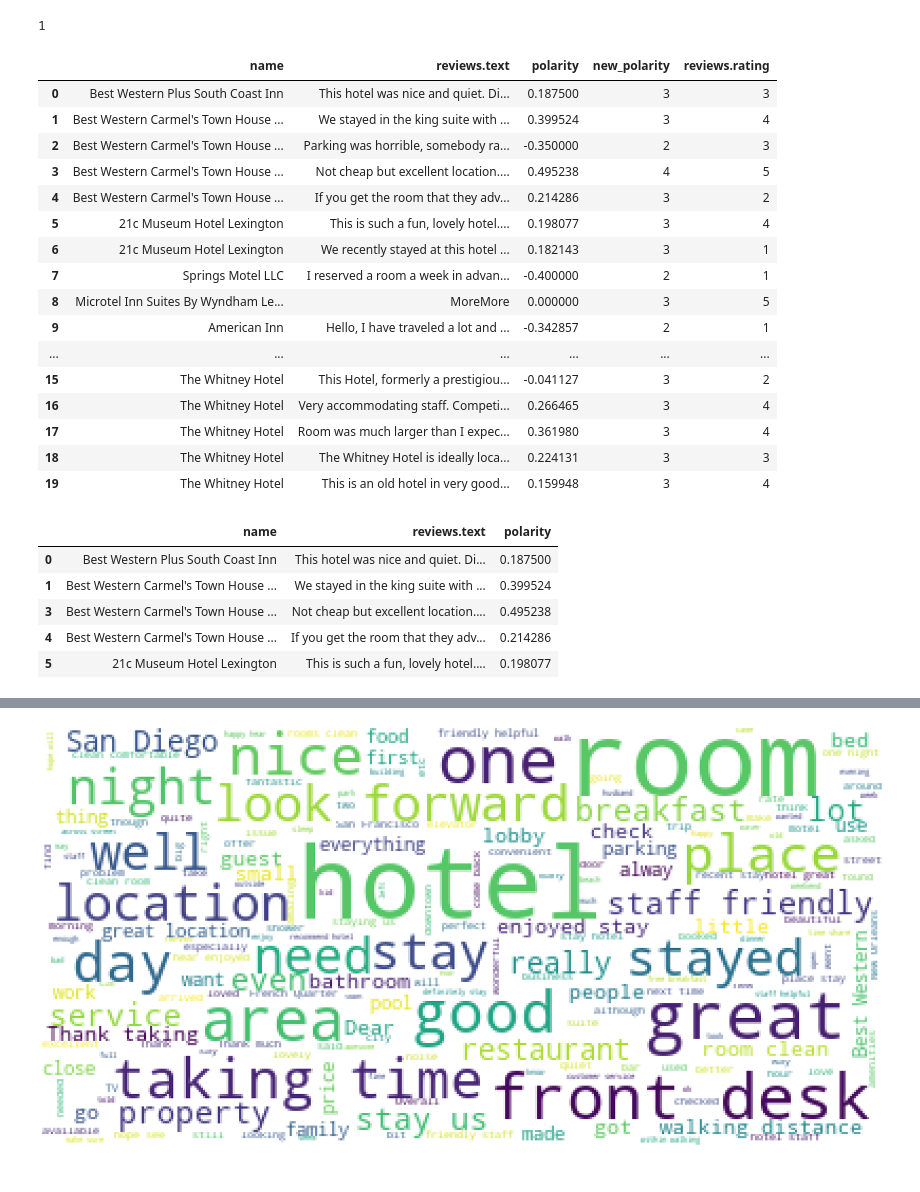
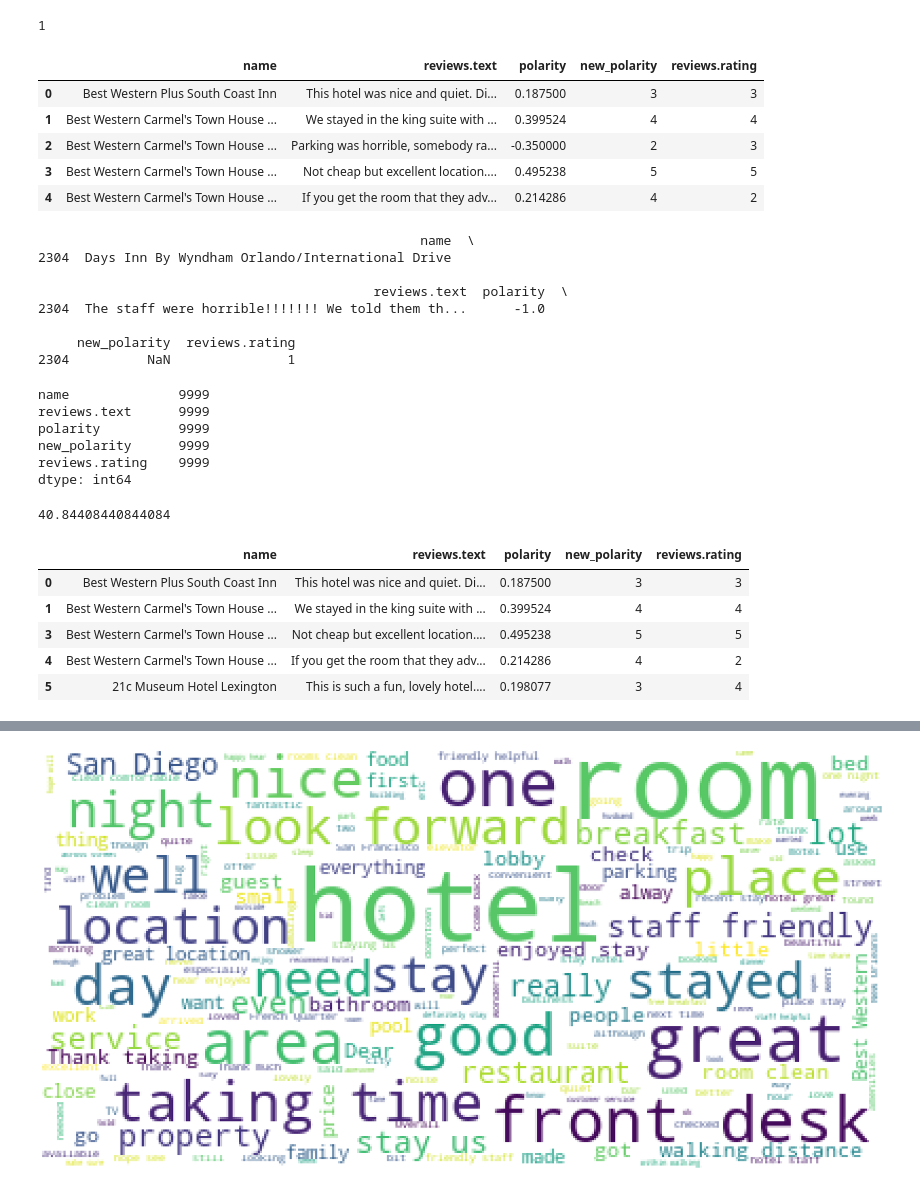
Before and after one commit to xinyuyao22/Topics-Extraction-Hotel-Reviews, a Jupyter notebook: Sentiment Analysis polarity - All state.ipynb, the cells around one changed output, grey strips where cells are left out. Saved outputs shown, nothing was run; the diff lists cells and outputs as text; code cells hidden in the pictures.

```diff
--- a/Sentiment Analysis polarity - All state.ipynb
+++ b/Sentiment Analysis polarity - All state.ipynb
@@ -47,27 +47,29 @@ df.loc[:,"reviews.rating"].min()
 # %% [output]
 1
 # %%
-bins = [-1, -0.6, -0.2, 0.4, 0.8, 1]
+bins = [-1, -0.6, -0.2, 0.2, 0.4, 1]
 names = ['1','2','3','4','5']
 df['new_polarity'] = pd.cut(df['polarity'], bins, labels=names)
 # %%
-comments = df[['name','reviews.text','polarity','new_polarity','reviews.rating']]
-comments.head(20)
+df1 = df[['name','reviews.text','polarity','new_polarity','reviews.rating']]
+df1.head()
 # %% [output]
 |  | name | reviews.text | polarity | new_polarity | reviews.rating |
 | 0 | Best Western Plus South Coast Inn | This hotel was nice and quiet. Di... | 0.187500 | 3 | 3 |
-| 1 | Best Western Carmel's Town House ... | We stayed in the king suite with ... | 0.399524 | 3 | 4 |
+| 1 | Best Western Carmel's Town House ... | We stayed in the king suite with ... | 0.399524 | 4 | 4 |
 | 2 | Best Western Carmel's Town House ... | Parking was horrible, somebody ra... | -0.350000 | 2 | 3 |
-| 3 | Best Western Carmel's Town House ... | Not cheap but excellent location.... | 0.495238 | 4 | 5 |
-| 4 | Best Western Carmel's Town House ... | If you get the room that they adv... | 0.214286 | 3 | 2 |
-| 5 | 21c Museum Hotel Lexington | This is such a fun, lovely hotel.... | 0.198077 | 3 | 4 |
-| 6 | 21c Museum Hotel Lexington | We recently stayed at this hotel ... | 0.182143 | 3 | 1 |
-| 7 | Springs Motel LLC | I reserved a room a week in advan... | -0.400000 | 2 | 1 |
-| 8 | Microtel Inn Suites By Wyndham Le... | MoreMore | 0.000000 | 3 | 5 |
-| 9 | American Inn | Hello, I have traveled a lot and ... | -0.342857 | 2 | 1 |
-| ... | ... | ... | ... | ... | ... |
-| 15 | The Whitney Hotel | This Hotel, formerly a prestigiou... | -0.041127 | 3 | 2 |
-| 16 | The Whitney Hotel | Very accommodating staff. Competi... | 0.266465 | 3 | 4 |
-| 17 | The Whitney Hotel | Room was much larger than I expec... | 0.361980 | 3 | 4 |
-| 18 | The Whitney Hotel | The Whitney Hotel is ideally loca... | 0.224131 | 3 | 3 |
-| 19 | The Whitney Hotel | This is an old hotel in very good... | 0.159948 | 3 | 4 |
+| 3 | Best Western Carmel's Town House ... | Not cheap but excellent location.... | 0.495238 | 5 | 5 |
+| 4 | Best Western Carmel's Town House ... | If you get the room that they adv... | 0.214286 | 4 | 2 |
+# %%
+print(df1[df1['new_polarity'].isnull()])
+df1['new_polarity'] = pd.to_numeric(df1['new_polarity'], errors='coerce')
+df1 = df1.dropna(subset=['new_polarity'])
+# %% [output]
+                                                 name  \
+2304  Days Inn By Wyndham Orlando/International Drive
+
+                                           reviews.text  polarity  \
+2304  The staff were horrible!!!!!!! We told them th...      -1.0
+
+     new_polarity  reviews.rating
+2304          NaN               1
@@ -74,11 +78,25 @@ comments.head(20)
+# %%
+df1.count()
+# %% [output]
+name              9999
+reviews.text      9999
+polarity          9999
+new_polarity      9999
+reviews.rating    9999
+dtype: int64
+# %%
+accuracy = (len(df1[df1['new_polarity'] == df1['reviews.rating']])/9999) *100
+accuracy
+# %% [output]
+40.84408440844084
 # %%
 #positive comments
-pos_com = df[['name','reviews.text','polarity']][df.polarity>0]
+pos_com = df1[df1.polarity>0]
 pos_com.head()
 # %% [output]
-|  | name | reviews.text | polarity |
-| 0 | Best Western Plus South Coast Inn | This hotel was nice and quiet. Di... | 0.187500 |
-| 1 | Best Western Carmel's Town House ... | We stayed in the king suite with ... | 0.399524 |
-| 3 | Best Western Carmel's Town House ... | Not cheap but excellent location.... | 0.495238 |
-| 4 | Best Western Carmel's Town House ... | If you get the room that they adv... | 0.214286 |
-| 5 | 21c Museum Hotel Lexington | This is such a fun, lovely hotel.... | 0.198077 |
+|  | name | reviews.text | polarity | new_polarity | reviews.rating |
+| 0 | Best Western Plus South Coast Inn | This hotel was nice and quiet. Di... | 0.187500 | 3 | 3 |
+| 1 | Best Western Carmel's Town House ... | We stayed in the king suite with ... | 0.399524 | 4 | 4 |
+| 3 | Best Western Carmel's Town House ... | Not cheap but excellent location.... | 0.495238 | 5 | 5 |
+| 4 | Best Western Carmel's Town House ... | If you get the room that they adv... | 0.214286 | 4 | 2 |
+| 5 | 21c Museum Hotel Lexington | This is such a fun, lovely hotel.... | 0.198077 | 3 | 4 |
```
Also changed, not shown: parts of 11 cells of this notebook, 5 other files.
